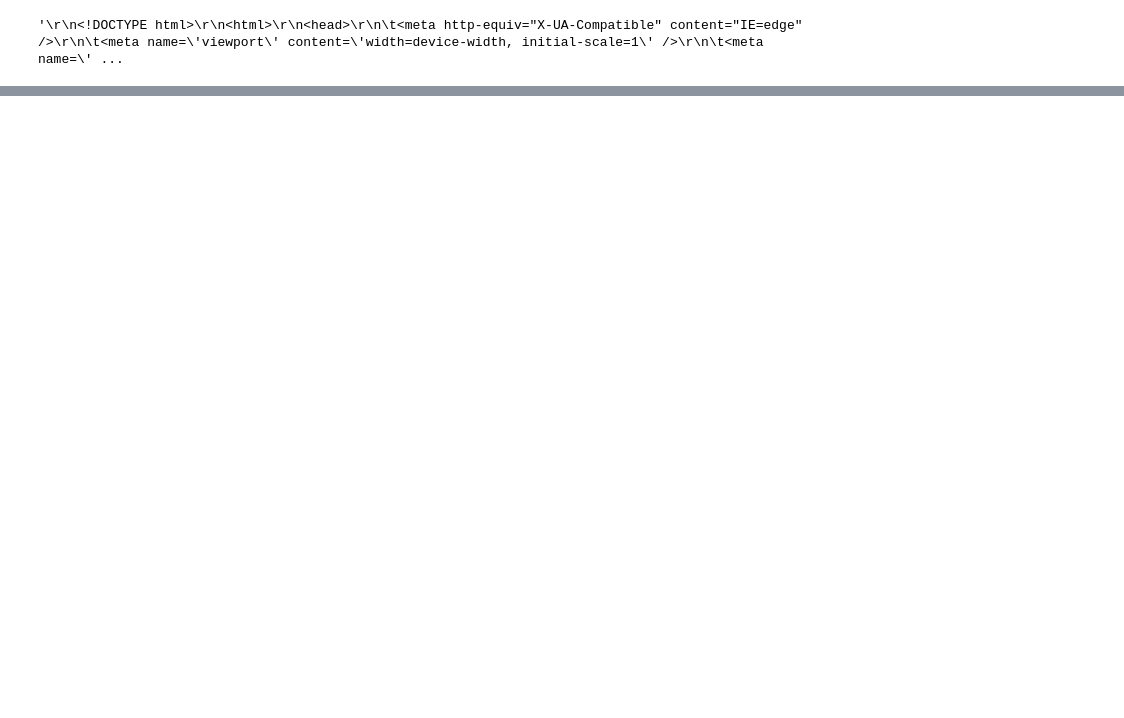
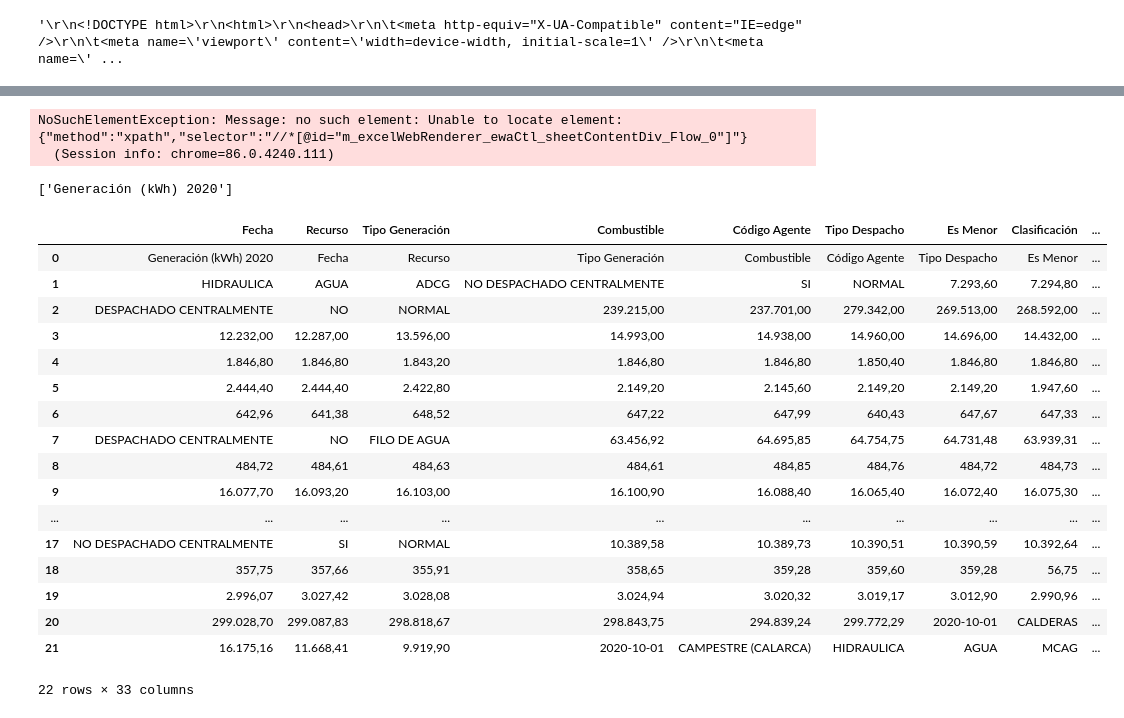
Before and after one commit to DLesmes/Energy_SIN, a Jupyter notebook: Energy_SIN_StudyCase.ipynb, the cells around one changed output, grey strips where cells are left out. Drawn from its saved outputs; the diff is of its cells as text; code cells hidden in the pictures; blank space fills up the shorter version.

```diff
--- a/Energy_SIN_StudyCase.ipynb
+++ b/Energy_SIN_StudyCase.ipynb
@@ -85,0 +94,51 @@ Fecha	Recurso	Tipo Generación	Combustible	Código Agente	Tipo Despacho	Es Menor
+# %%
+
+xpaths = ['//*[@id="m_excelWebRenderer_ewaCtl_sheetContentDiv_Flow_0"]',
+          '//*[@id="m_excelWebRenderer_ewaCtl_sheetContentDiv_Flow_1"]',
+          '//*[@id="m_excelWebRenderer_ewaCtl_sheetContentDiv_Flow_2"]',
+          '//*[@id="m_excelWebRenderer_ewaCtl_sheetContentDiv_Flow_3"]',
+          '//*[@id="m_excelWebRenderer_ewaCtl_sheetContentDiv_Flow_4"]']
+# %%
+
+e = driver.find_element_by_xpath(xpaths[0])
+# Load next part of DOM to avoid NoSuchElementException: Message: no such element: Unable to locate element
+driver.execute_script("arguments[0].scrollIntoView();", e)
+# %% [output]
+NoSuchElementException: Message: no such element: Unable to locate element: {"method":"xpath","selector":"//*[@id="m_excelWebRenderer_ewaCtl_sheetContentDiv_Flow_0"]"}
+  (Session info: chrome=86.0.4240.111)
+# %%
+e_header = driver.find_element_by_xpath('//*[@id="gridRows"]/div/div/div') # do not use find_elements_by_xpath, only want 1st xpath
+
+# 'RAMA\nAGENCIA7\nAGENCIA\nNOMBRE_AGENCIA\nNUM_PROGRAMA\nNOMBRE_PROGRAMA\nFONDO\nCODIGO_CONCEPTO\nNUM_CUENTA\nDESCRIPCION\nJOINT_RESOLUTION_CATEGORY\nAF_2020_APR\nAF_2021_FOMB Baseline\nAF_2021_Propuesto Gob'
+column_names = e_header.text.split('\n')
+
+column_names
+# %% [output]
+['Generación (kWh) 2020']
+# %%
+def parse_block(row_block):
+    """Parse webelement to iterables grouped into iterable of 14 for EDA purposes"""
+    iterable = row_block.t
+    ext.split('\n')
+    return zip(*[iter(iterable)]*7)
+# %%
+pd.DataFrame(parse_block(e),columns=column_names)  # https://docs.python.org/3/library/itertools.html#itertools-recipespd.DataFrame(parse_block(e),columns=column_names)  # https://docs.python.org/3/library/itertools.html#itertools-recipes
+# %% [output]
+|  | Fecha | Recurso | Tipo Generación | Combustible | Código Agente | Tipo Despacho | Es Menor | Clasificación | ... |
+| 0 | Generación (kWh) 2020 | Fecha | Recurso | Tipo Generación | Combustible | Código Agente | Tipo Despacho | Es Menor | ... |
+| 1 | HIDRAULICA | AGUA | ADCG | NO DESPACHADO CENTRALMENTE | SI | NORMAL | 7.293,60 | 7.294,80 | ... |
+| 2 | DESPACHADO CENTRALMENTE | NO | NORMAL | 239.215,00 | 237.701,00 | 279.342,00 | 269.513,00 | 268.592,00 | ... |
+| 3 | 12.232,00 | 12.287,00 | 13.596,00 | 14.993,00 | 14.938,00 | 14.960,00 | 14.696,00 | 14.432,00 | ... |
+| 4 | 1.846,80 | 1.846,80 | 1.843,20 | 1.846,80 | 1.846,80 | 1.850,40 | 1.846,80 | 1.846,80 | ... |
+| 5 | 2.444,40 | 2.444,40 | 2.422,80 | 2.149,20 | 2.145,60 | 2.149,20 | 2.149,20 | 1.947,60 | ... |
+| 6 | 642,96 | 641,38 | 648,52 | 647,22 | 647,99 | 640,43 | 647,67 | 647,33 | ... |
+| 7 | DESPACHADO CENTRALMENTE | NO | FILO DE AGUA | 63.456,92 | 64.695,85 | 64.754,75 | 64.731,48 | 63.939,31 | ... |
+| 8 | 484,72 | 484,61 | 484,63 | 484,61 | 484,85 | 484,76 | 484,72 | 484,73 | ... |
+| 9 | 16.077,70 | 16.093,20 | 16.103,00 | 16.100,90 | 16.088,40 | 16.065,40 | 16.072,40 | 16.075,30 | ... |
+| ... | ... | ... | ... | ... | ... | ... | ... | ... | ... |
+| 17 | NO DESPACHADO CENTRALMENTE | SI | NORMAL | 10.389,58 | 10.389,73 | 10.390,51 | 10.390,59 | 10.392,64 | ... |
+| 18 | 357,75 | 357,66 | 355,91 | 358,65 | 359,28 | 359,60 | 359,28 | 56,75 | ... |
+| 19 | 2.996,07 | 3.027,42 | 3.028,08 | 3.024,94 | 3.020,32 | 3.019,17 | 3.012,90 | 2.990,96 | ... |
+| 20 | 299.028,70 | 299.087,83 | 298.818,67 | 298.843,75 | 294.839,24 | 299.772,29 | 2020-10-01 | CALDERAS | ... |
+| 21 | 16.175,16 | 11.668,41 | 9.919,90 | 2020-10-01 | CAMPESTRE (CALARCA) | HIDRAULICA | AGUA | MCAG | ... |
+22 rows × 33 columns
```
Also changed, not shown: parts of 4 cells of this notebook.
